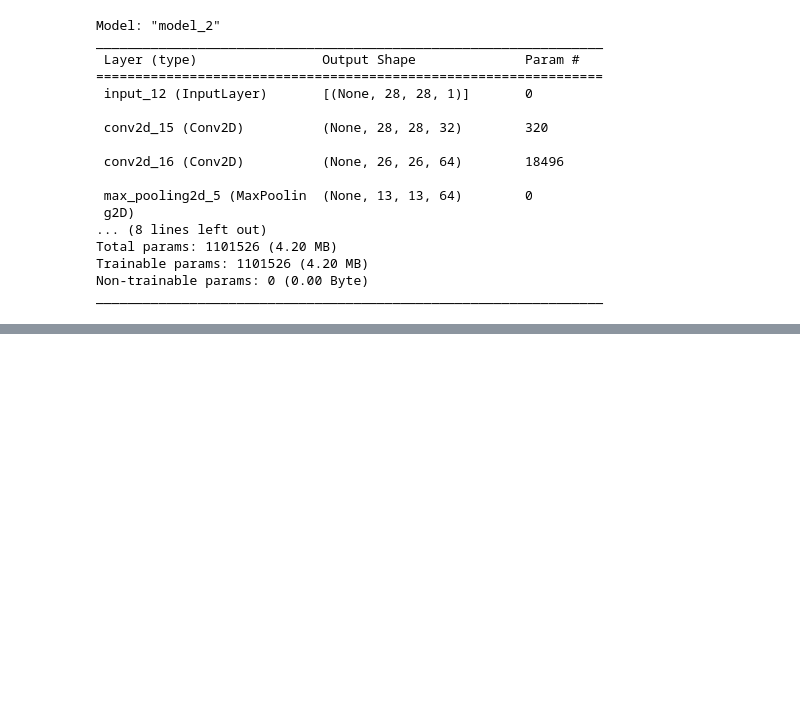
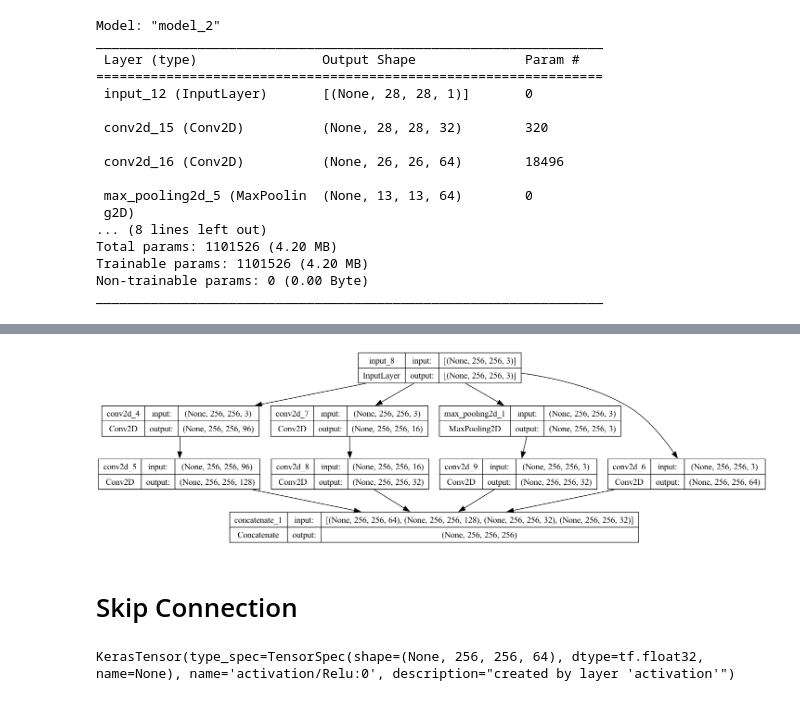
Before and after one commit to gyjong/aiffel_campus, a Jupyter notebook: quest_0312/0312_CNN.ipynb, the cells around one changed output, grey strips where cells are left out. Drawn from its saved outputs; the diff is of its cells as text; code cells hidden in the pictures; blank space fills up the shorter version.

```diff
--- a/quest_0312/0312_CNN.ipynb
+++ b/quest_0312/0312_CNN.ipynb
@@ -206,0 +276,24 @@ _________________________________________________________________
+# %%
+# Inception 블록을 만들기 위한 함수
+def inception(input_layer, conv1_filter, conv3_in, conv3_out, conv5_in, conv5_out, pooling_out):
+    # 1x1 사이즈의 kernel을 이용한 convolution2d layer
+    conv1 = keras.layers.Conv2D(conv1_filter, (1,1), padding='same', activation='relu')(input_layer)
+    # 3x3 사이즈의 kernel을 이용한 convolution2d layer
+    conv3 = keras.layers.Conv2D(conv3_in, (1,1), padding='same', activation='relu')(input_layer) # Naive 버전과 가장 차별화되는 부분: 1x1 convolution
+    conv3 = keras.layers.Conv2D(conv3_out, (3,3), padding='same', activation='relu')(conv3)
+
+
+    # Q. 5x5 사이즈의 kernel을 이용한 convolution2d layer 를 만들어 보세요.
+    conv1 = keras.layers.Conv2D(conv1_filter, (1,1), padding='same', activation='relu')(input_layer)
+    conv5 = keras.layers.Conv2D(conv5_in, (1,1), padding='same', activation='relu')(input_layer) # Naive 버전과 가장 차별화되는 부분:
+    conv5 = keras.layers.Conv2D(conv5_out, (5,5), padding='same', activation='relu')(conv5)
+
+    # 3x3 max pooling layer (데이터의 가로 세로를 3x3로 살펴보고 가장 큰 값만 뽑아낸다)
+    pool = keras.layers.MaxPooling2D((3,3), strides=(1,1), padding='same')(input_layer)
+    pool = keras.layers.Conv2D(pooling_out, (1,1), padding='same', activation='relu')(pool)
+    # 위에서 언급한 4개의 layer 통해서 나온 feature map들을 모두 concatenation 한다.
+    out_layer = keras.layers.Concatenate()([conv1, conv3, conv5, pool])
+    return out_layer
+# %%
+input_data = keras.layers.Input(shape=(256, 256, 3))
+inception_out = inception(input_data, 64, 96, 128, 16, 32, 32)
@@ -206,0 +304,5 @@ _________________________________________________________________
+# %%
+# 모델 만들기
+model = keras.models.Model(inputs=input_data, outputs=inception_out)
+# 생성한 모델의 구조 확인하기
+model.summary()
@@ -206,0 +327,7 @@ _________________________________________________________________
+# %%
+# 모델 구조 시각화하기
+plot_model(model, show_shapes=True, to_file='inception.png')
+# %% [output]
+[figure, added]
+# %% [markdown]
+# Skip Connection
@@ -206,0 +359,4 @@ _________________________________________________________________
+# %%
+print(residual_out)
+# %% [output]
+KerasTensor(type_spec=TensorSpec(shape=(None, 256, 256, 64), dtype=tf.float32, name=None), name='activation/Relu:0', description="created by layer 'activation'")
```
Also changed, not shown: parts of 34 cells of this notebook, 3 other files.
